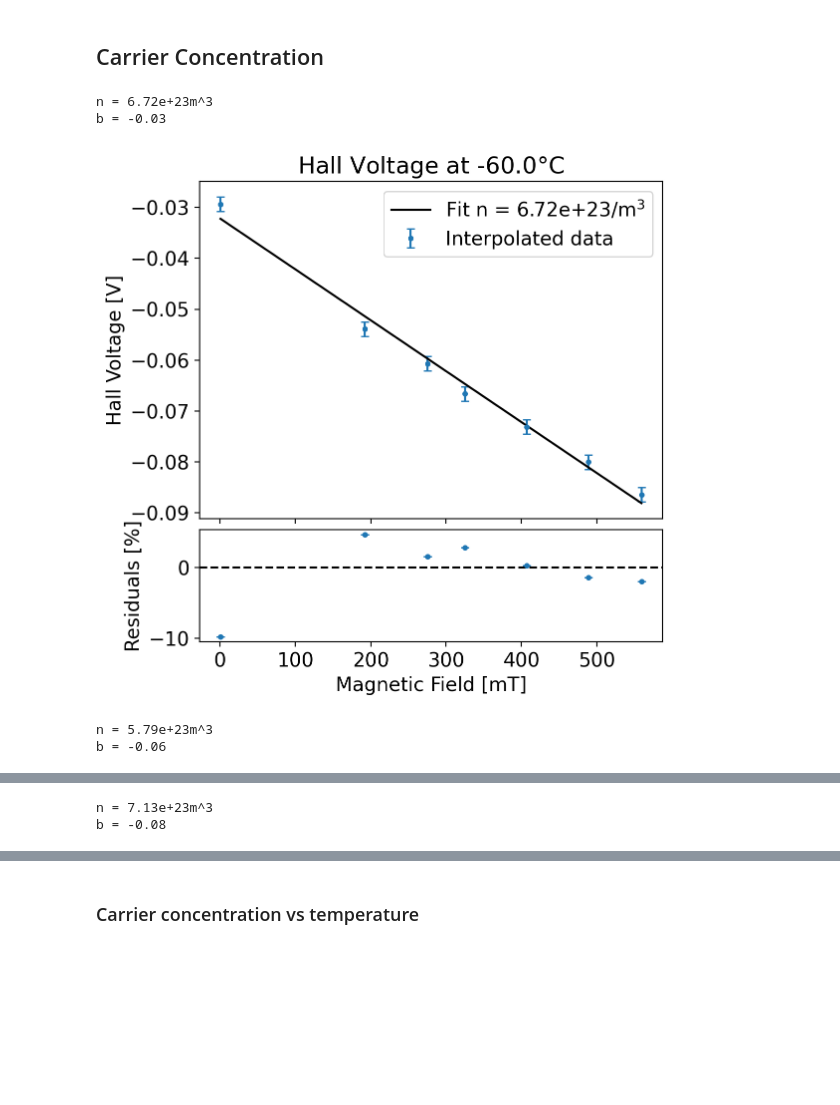
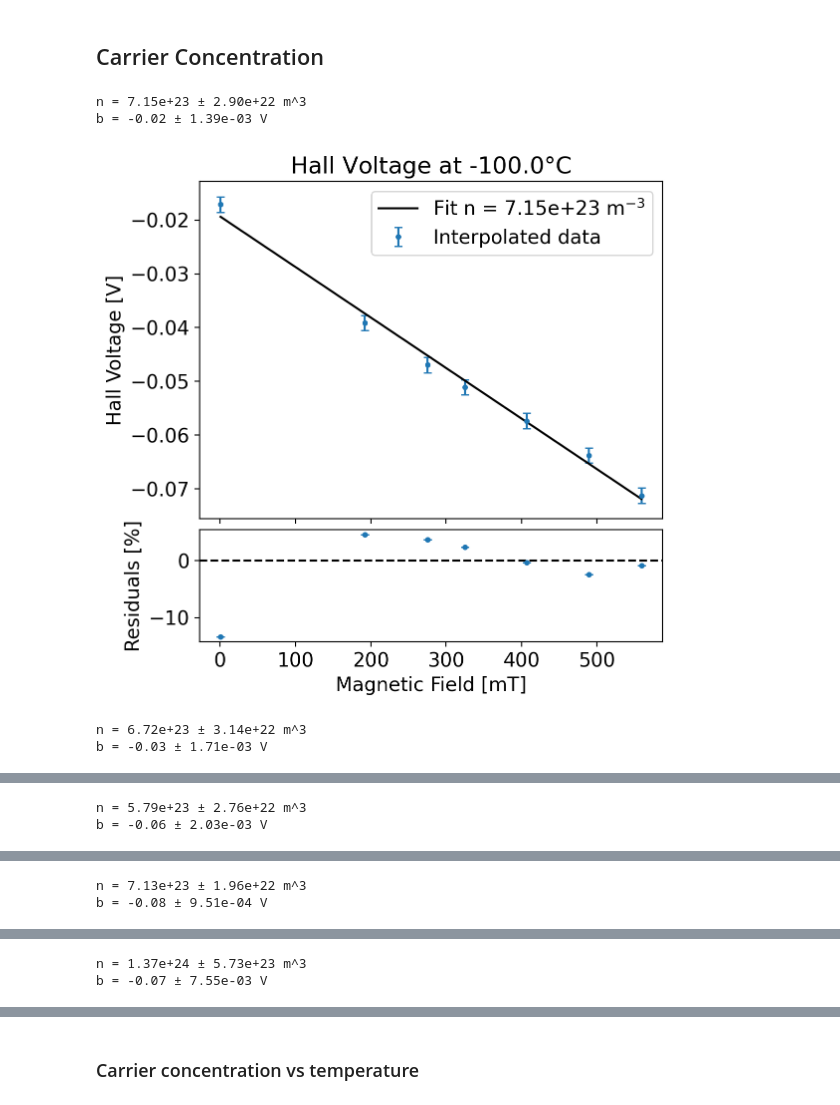
Before and after one commit to orpereira/PHYS469, a Jupyter notebook: hall_experiment/Hall_effect_post-interim.ipynb, the cells around one changed output, grey strips where cells are left out. Saved outputs shown, nothing was run; the diff lists cells and outputs as text; code cells hidden in the pictures; blank space fills up the shorter version.

Commit message:
new plots

```diff
--- a/hall_experiment/Hall_effect_post-interim.ipynb
+++ b/hall_experiment/Hall_effect_post-interim.ipynb
@@ -18,9 +18,9 @@ csts['k'] = 1.380649e-23  # J/K
 csts['A'] = 3.15*0.92*1e-6  # m
 csts['L'] = 10.00e-3  # m
 csts['I'] = 10.0e-3  # A
+csts['I_err'] = 0.001*1e-3  # A
 csts['t'] = 0.93e-3  # m
 csts['q'] = 1.6e-19  # C
-#add error
 # %% [markdown]
 ## Interpolate Data
 # %% [markdown]
@@ -263,16 +268,17 @@ plt.show()
 # %% [markdown]
 ## Carrier Concentration
 # %%
-# plotting hall voltage as a function of magnetic field for fixed temperatures
-
-def plot_hall_voltage(T, dict=voltage_dict):
+def plot_hall_voltage(T, dict=voltage_dict, csts=csts):
+    """
+    Plot hall voltage as a function of magnetic field for fixed temperatures
+    """
     # Get temperature
     T, T_index = get_temp(T)
     # Get voltage data at temperature for V5 & V7
     V1 = dict['v1'][T_index]
     V2 = dict['v2'][T_index]
 
-    # Calcylate VH
+    # Calculate VH
     VH = (V1+V2)/2
 
     # get errors on VH
@@ -281,34 +287,34 @@ def plot_hall_voltage(T, dict=voltage_dict):
     error_VH = np.sqrt((error_V1)**2 + (error_V2)**2)
 
 
-    # fit to VH = BI/nqt * 1/n get n from slope
+    # Fit to VH = BI/qt * 1/n get n from slope
     def fit_func(B, n, b):
         return -B * csts['I'] / (csts['q'] * csts['t'] * n) + b
 
     popt, pcov = opt.curve_fit(fit_func, dict['B_array'], VH, p0 = [0.5, -0.05])
     n = popt[0]
     b = popt[1]
-    print(f"n = {n:.2e}m^3")
-    print(f"b = {b:.2f}")
+    n_err = np.sqrt(pcov[0,0])
+    b_err = np.sqrt(pcov[1,1])
+    print(f"n = {n:.2e} ± {n_err:.2e} m^3")
+    print(f"b = {b:.2f} ± {b_err:.2e} V")
+
 
     # Plot
     fig = plt.figure(figsize=(6, 6), dpi=200)
     gs = fig.add_gridspec(2, 1, height_ratios=[3, 1], hspace=0.05)
 
-
+    # Data and fit
     ax_main = fig.add_subplot(gs[0])
     ax_main.errorbar(dict['B_array'], VH, yerr=error_VH, fmt='o', markersize=3, label = 'Interpolated data', capsize = 3)
-    ax_main.plot(dict['B_array'], fit_func(dict['B_array'], n, b), label=f'Fit n = {n:.2e}/m$^3$', color = 'black')
-    # plt.title(f"Hall Voltage at {T:.1f}$\degree$C, Interpolated Data")
-    # plt.xlabel("Magnetic Field [mT]")
+    ax_main.plot(dict['B_array'], fit_func(dict['B_array'], n, b), label=f'Fit n = {n:.2e} m'+r'$^{-3}$', color = 'black')
     ax_main.set_ylabel("Hall Voltage [V]")
-    ax_main.set_title(f"Hall Voltage at {T:.1f}$\degree$C")
+    ax_main.set_title(rf"Hall Voltage at {T:.1f}$\degree$C")
     ax_main.legend()
 
-    # plot residuals in terms of percentage
+    # Residuals in terms of percentage
     ax_res = fig.add_subplot(gs[1])
     residuals = (VH - fit_func(dict['B_array'], n, b)) / VH * 100
-
 
     ax_res.errorbar(dict['B_array'], residuals, yerr=error_VH, fmt='o', markersize=3, capsize = 3)
     ax_res.axhline(0, color='black', linestyle='--')
@@ -318,12 +324,17 @@ def plot_hall_voltage(T, dict=voltage_dict):
     plt.setp(ax_main.get_xticklabels(), visible=False)
     plt.show()
 # %%
+T_min = T_common[0]
+T_max = T_common[-1]
+
+plot_hall_voltage(T_min)
 plot_hall_voltage(-60)
 plot_hall_voltage(0)
 plot_hall_voltage(60)
+plot_hall_voltage(T_max)
 # %% [output]
-n = 6.72e+23m^3
-b = -0.03
+n = 7.15e+23 ± 2.90e+22 m^3
+b = -0.02 ± 1.39e-03 V
-[figure, old version]
+[figure, new version]
-n = 5.79e+23m^3
-b = -0.06
+n = 6.72e+23 ± 3.14e+22 m^3
+b = -0.03 ± 1.71e-03 V
@@ -331,2 +342,2 @@ b = -0.06
-n = 7.13e+23m^3
-b = -0.08
+n = 5.79e+23 ± 2.76e+22 m^3
+b = -0.06 ± 2.03e-03 V
@@ -333,0 +345,2 @@ b = -0.08
+n = 7.13e+23 ± 1.96e+22 m^3
+b = -0.08 ± 9.51e-04 V
@@ -333,0 +348,2 @@ b = -0.08
+n = 1.37e+24 ± 5.73e+23 m^3
+b = -0.07 ± 7.55e-03 V
```
Also changed, not shown: parts of 22 cells of this notebook.
